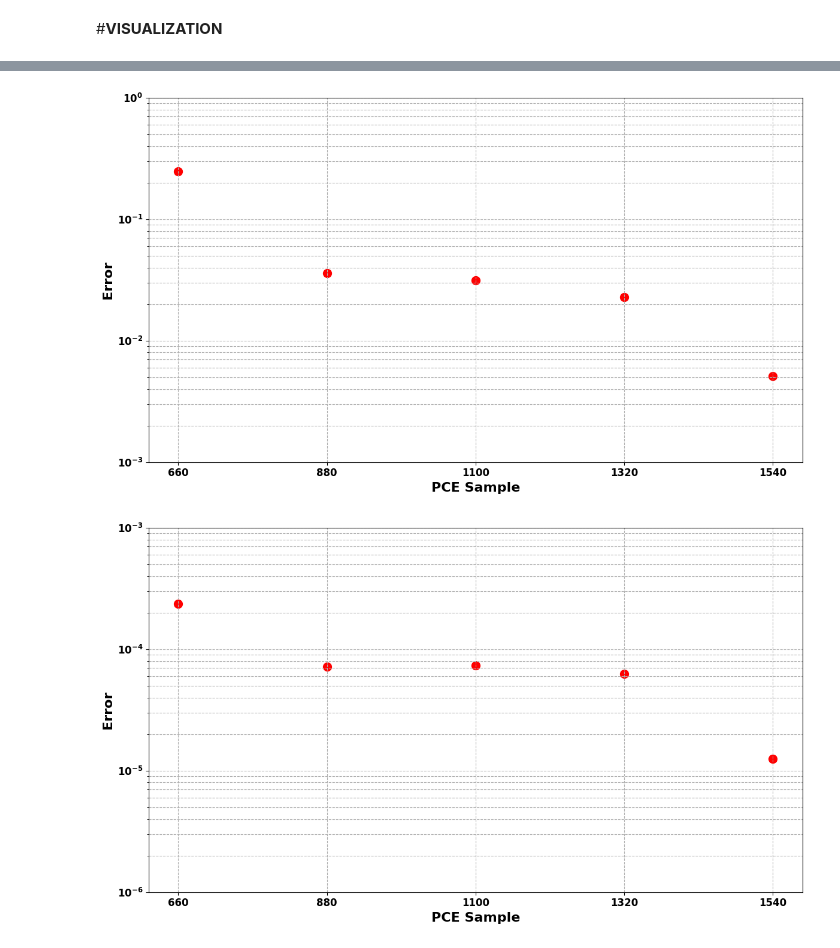
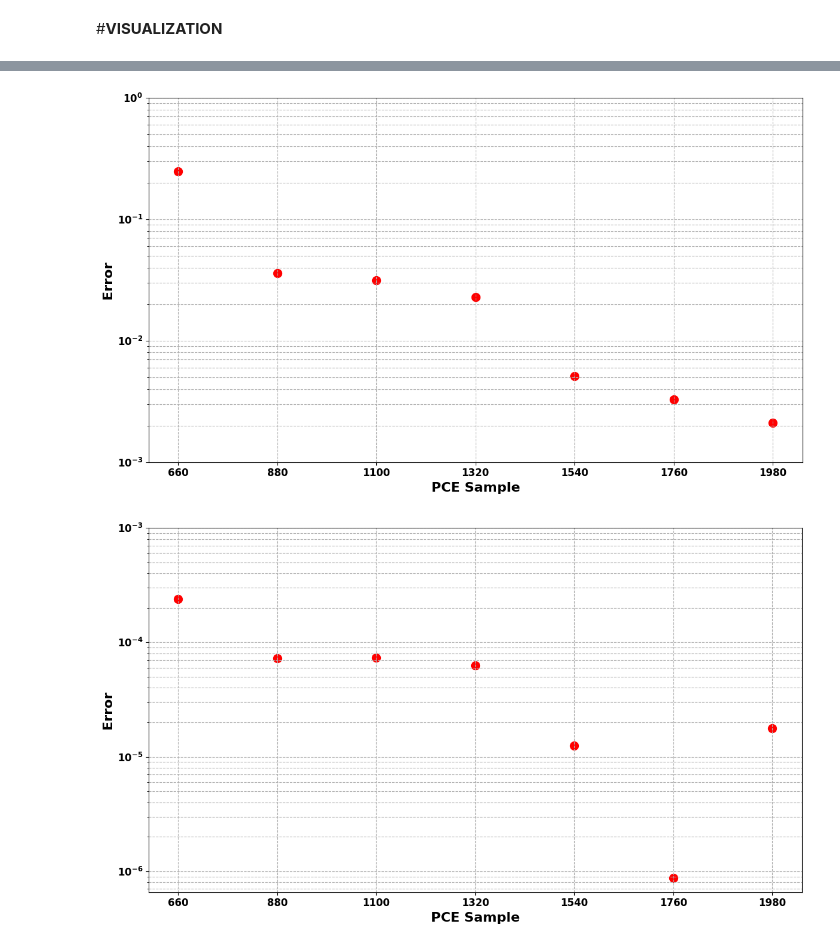
Before and after one commit to TMhdSofyan/Convergence_Analysis, a Jupyter notebook: Revised_Degree9_Tuned_V2.ipynb, the cells around one changed output, grey strips where cells are left out. Drawn from its saved outputs; the diff is of its cells as text; code cells hidden in the pictures.

```diff
--- a/Revised_Degree9_Tuned_V2.ipynb
+++ b/Revised_Degree9_Tuned_V2.ipynb
@@ -2351,8 +3044,8 @@ plt.show()
 import matplotlib.pyplot as plt
 
 # Data
-degrees = [660, 880, 1100, 1320, 1540]
-relative_errors = [0.249128, 0.0359, 0.03139, 0.02284, 0.005088]
+degrees = [660, 880, 1100, 1320, 1540, 1760, 1980]
+relative_errors = [0.249128, 0.0359, 0.03139, 0.02284, 0.005088, 0.003294, 0.00211]
 
 # Plot settings
 fig, ax = plt.subplots(figsize=(12, 7))
@@ -2373,40 +3066,40 @@ plt.grid(True, which="both", ls="--")
 
 # Save the figure
 plt.tight_layout()
-plt.savefig('/content/drive/MyDrive/THESIS/Picture_Degree9/Error_EMP_Plot_LogScale.png', dpi=300)
+plt.savefig('/content/drive/MyDrive/THESIS/Picture_Degree9/Error_EMP_Plot_LogScale_More Sample.png', dpi=300)
 plt.show()
 # %% [output]
-[figure, old version]
+[figure, new version]
 # %%
 import matplotlib.pyplot as plt
 
 # Data
-degrees = [660, 880, 1100, 1320, 1540]
-relative_errors = [0.00023746, 0.00007228, 0.00007368, 0.00006283, 0.00001246]
+degrees = [660, 880, 1100, 1320, 1540, 1760, 1980]
+relative_errors = [0.00023746, 0.00007228, 0.00007368, 0.00006283, 0.00001246, 0.00000087, 0.00001778]
 
 # Plot settings
 fig, ax = plt.subplots(figsize=(12, 7))
 plt.scatter(degrees, relative_errors, color='red', s=100)  # s is the size of the markers
 
 # Set y-axis to logarithmic scale
 ax.set_yscale('log')
 
 # Set y-axis limits and ticks with scientific notation format
 ax.set_yticks([1e-5, 1e-3, 1e-4, 1e-6])
 
 # Formatting
 plt.xlabel('PCE Sample', fontweight='bold', fontsize=16)
 plt.ylabel('Error', fontweight='bold', fontsize=16)
 plt.xticks(degrees, fontsize=12, fontweight='bold')  # Set x-tick labels to degrees
 plt.yticks(fontsize=12, fontweight='bold')
 plt.grid(True, which="both", ls="--")
 
 # Save the figure
 plt.tight_layout()
-plt.savefig('/content/drive/MyDrive/THESIS/Picture_Degree9/Error_L2_Mean.png', dpi=300)
+plt.savefig('/content/drive/MyDrive/THESIS/Picture_Degree9/Error_L2_Mean_More Sample.png', dpi=300)
 plt.show()
 # %% [output]
-[figure, old version]
+[figure, new version]
 # %%
 import matplotlib.pyplot as plt
 
```
Also changed, not shown: parts of 39 cells of this notebook.
